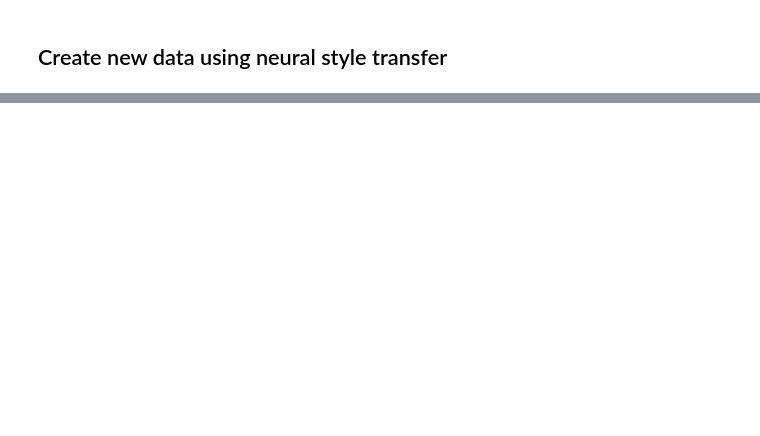
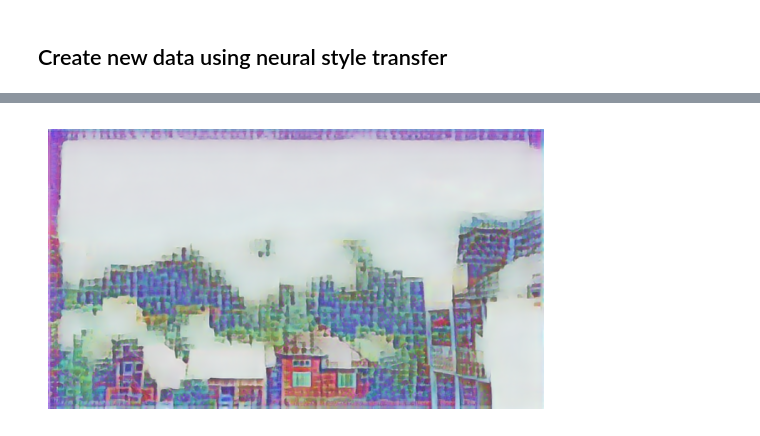
Before and after one commit to DEPI-Project/Artificial-Vincent-Van-Gogh, a Jupyter notebook: Neural_Style_Transfer.ipynb, the cells around one changed output, grey strips where cells are left out. Saved outputs shown, nothing was run; the diff lists cells and outputs as text; code cells hidden in the pictures; blank space fills up the shorter version.

```diff
--- a/Neural_Style_Transfer.ipynb
+++ b/Neural_Style_Transfer.ipynb
@@ -9,6 +11,10 @@ import cv2
 import os
-# %%
-model = hub.load('https://tfhub.dev/google/magenta/arbitrary-image-stylization-v1-256/2')
+# %%
+cache_dir = os.path.join(os.path.expanduser("~"), ".tfhub_modules")
+if os.path.exists(cache_dir):
+    shutil.rmtree(cache_dir)
+
+model = hub.load('https://kaggle.com/models/google/arbitrary-image-stylization-v1/frameworks/TensorFlow1/variations/256/versions/1')
 # %%
 def load_image(img_path):
     img = tf.io.read_file(img_path)
@@ -44 +41,9 @@ plt.show()
+# %%
+plt.imshow(np.squeeze(stylized_image))
+plt.axis('off')
+
+
+plt.show()
+# %% [output]
+[figure, added]
 # %%
```
Also changed, not shown: parts of 8 cells of this notebook, 1 other file.
